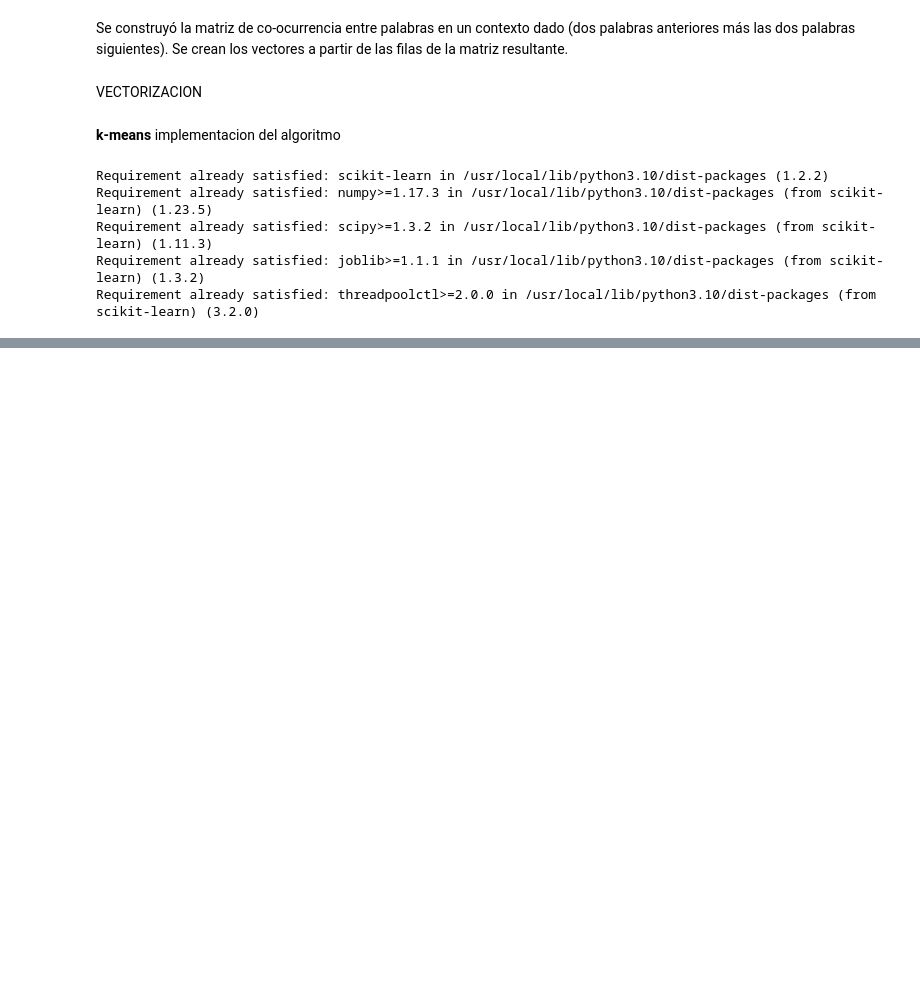
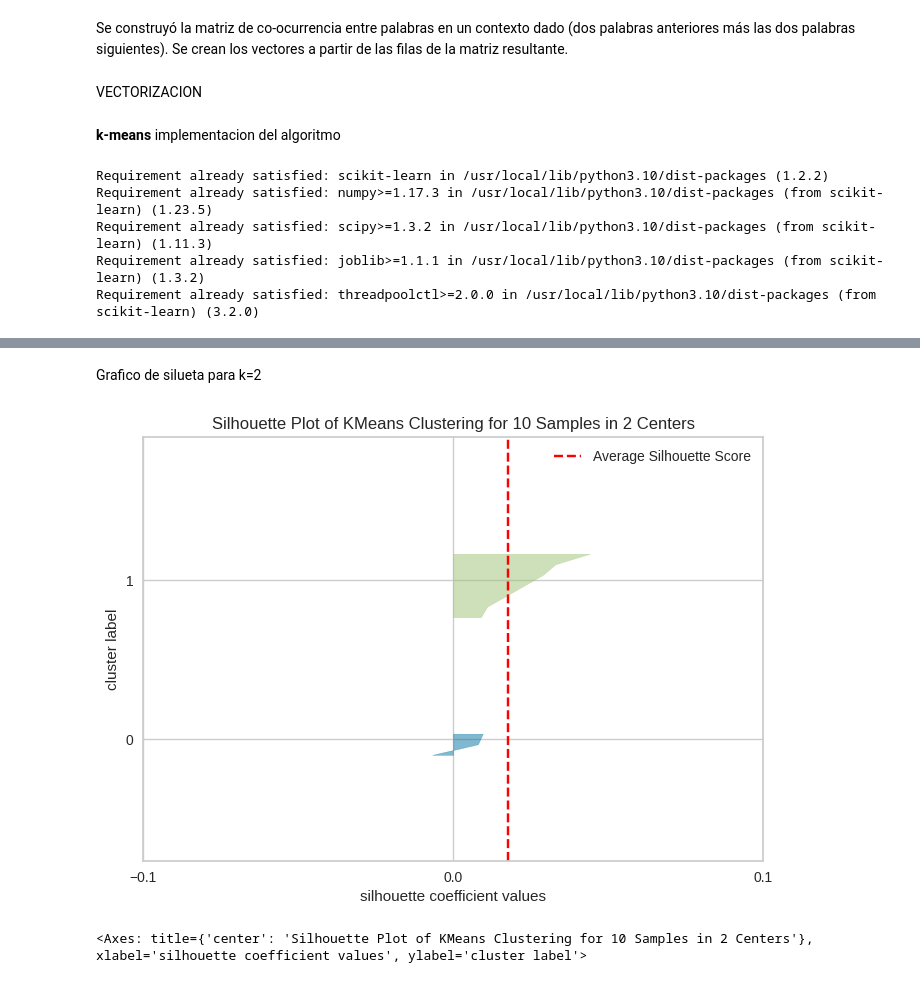
Before and after one commit to pablonicolasr/pps, a Jupyter notebook: Algoritmo_kmeans_PPS.ipynb, the cells around one changed output, grey strips where cells are left out. Saved outputs shown, nothing was run; the diff lists cells and outputs as text; code cells hidden in the pictures; blank space fills up the shorter version.

```diff
--- a/Algoritmo_kmeans_PPS.ipynb
+++ b/Algoritmo_kmeans_PPS.ipynb
@@ -235,0 +459,19 @@ Cluster 2 - Categoría: 9
+# %% [markdown]
+Grafico de silueta para k=2
+# %%
+from yellowbrick.cluster import SilhouetteVisualizer
+
+# Número de clusters en este caso es 2 para probar
+num_clusters = 2
+
+# Inicializar el modelo de k-means
+kmeans = KMeans(n_clusters=num_clusters, random_state=42)
+cluster_labels = kmeans.fit_predict(X_tfidf)
+
+# Utilizar SilhouetteVisualizer
+visualizer = SilhouetteVisualizer(kmeans, colors='yellowbrick')
+visualizer.fit(X_tfidf)
+visualizer.show()
+# %% [output]
+[figure, added]
+<Axes: title={'center': 'Silhouette Plot of KMeans Clustering for 10 Samples in 2 Centers'}, xlabel='silhouette coefficient values', ylabel='cluster label'>
```
Also changed, not shown: parts of 15 cells of this notebook.
